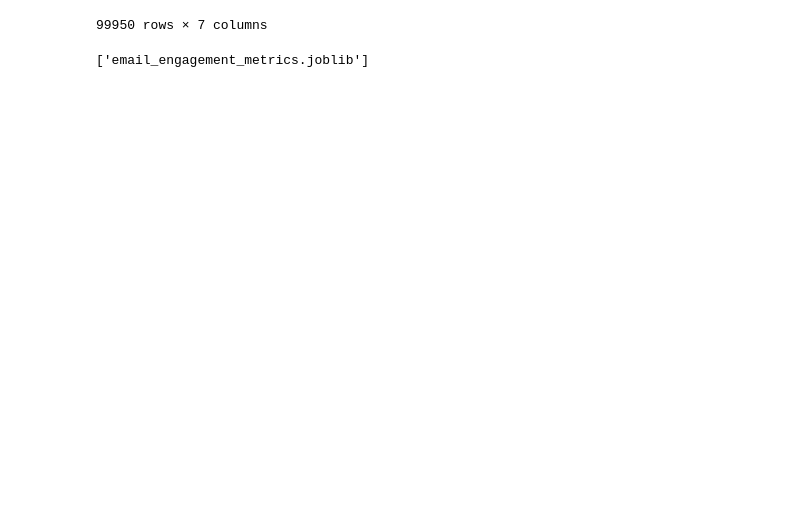
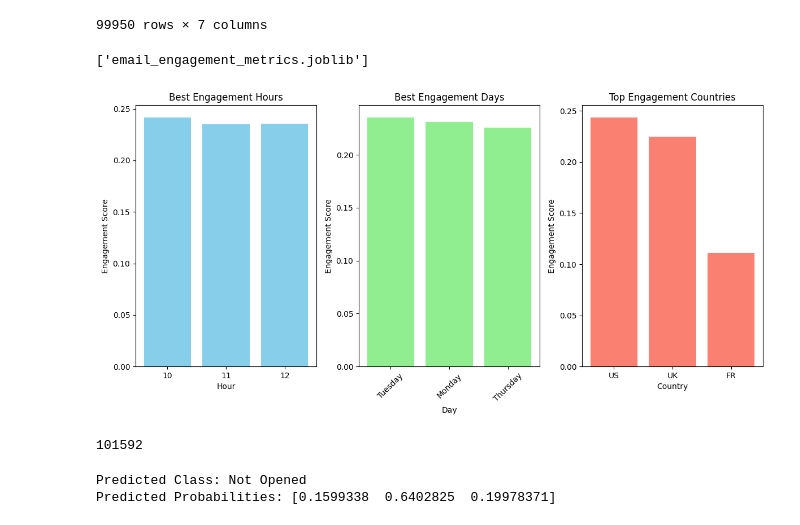
Before and after one commit to kokilagaurav/Email_marketing, a Jupyter notebook: notebook.ipynb, the cells around one changed output. Drawn from its saved outputs; the diff is of its cells as text; code cells hidden in the pictures; blank space fills up the shorter version.

```diff
--- a/notebook.ipynb
+++ b/notebook.ipynb
@@ -1029,3 +1031,58 @@ optimized_metrics = calculate_optimized_metrics(new_df, soft_voting_clf)
 joblib.dump(optimized_metrics, 'email_engagement_metrics.joblib')
 # %% [output]
 ['email_engagement_metrics.joblib']
+# %%
+# Visualize engagement metrics
+plt.figure(figsize=(12, 6))
+
+# Best Hours
+plt.subplot(1, 3, 1)
+plt.bar(optimized_metrics['best_hours'], [optimized_metrics['hour_scores'][hour] for hour in optimized_metrics['best_hours']], color='skyblue')
+plt.title('Best Engagement Hours')
+plt.xlabel('Hour')
+plt.ylabel('Engagement Score')
+plt.xticks(optimized_metrics['best_hours'])
+
+# Best Days
+plt.subplot(1, 3, 2)
+plt.bar(optimized_metrics['best_days'], [optimized_metrics['day_scores'][day] for day in optimized_metrics['best_days']], color='lightgreen')
+plt.title('Best Engagement Days')
+plt.xlabel('Day')
+plt.ylabel('Engagement Score')
+plt.xticks(rotation=45)
+
+# Top Countries
+plt.subplot(1, 3, 3)
+plt.bar(optimized_metrics['top_countries'], [optimized_metrics['country_scores'][country] for country in optimized_metrics['top_countries']], color='salmon')
+plt.title('Top Engagement Countries')
+plt.xlabel('Country')
+plt.ylabel('Engagement Score')
+
+plt.tight_layout()
+plt.show()
+# %% [output]
+[figure, added]
+# %%
+soft_voting_clf.predict(new_df[['hour', 'weekday', 'user_country', 'email_text', 'email_version', 'user_past_purchases']]).sum()
+# %% [output]
+101592
+# %%
+# Create a DataFrame for the input values
+input_data = pd.DataFrame({
+    'email_text': ['short_email'],
+    'email_version': ['generic'],
+    'hour': [10],
+    'weekday': ['Monday'],
+    'user_country': ['UK'] [0],
+    'user_past_purchases' : [8]  # Replace with the actual number of past purchases
+})
+
+# Make prediction
+predicted_class = soft_voting_clf.predict(input_data)
+predicted_probabilities = soft_voting_clf.predict_proba(input_data)
+
+print(f"Predicted Class: {Labelencoder.inverse_transform(predicted_class)[0]}")
+print(f"Predicted Probabilities: {predicted_probabilities[0]}")
+# %% [output]
+Predicted Class: Not Opened
+Predicted Probabilities: [0.1599338  0.6402825  0.19978371]
```
Also changed, not shown: parts of 2 cells of this notebook, 2 other files.
